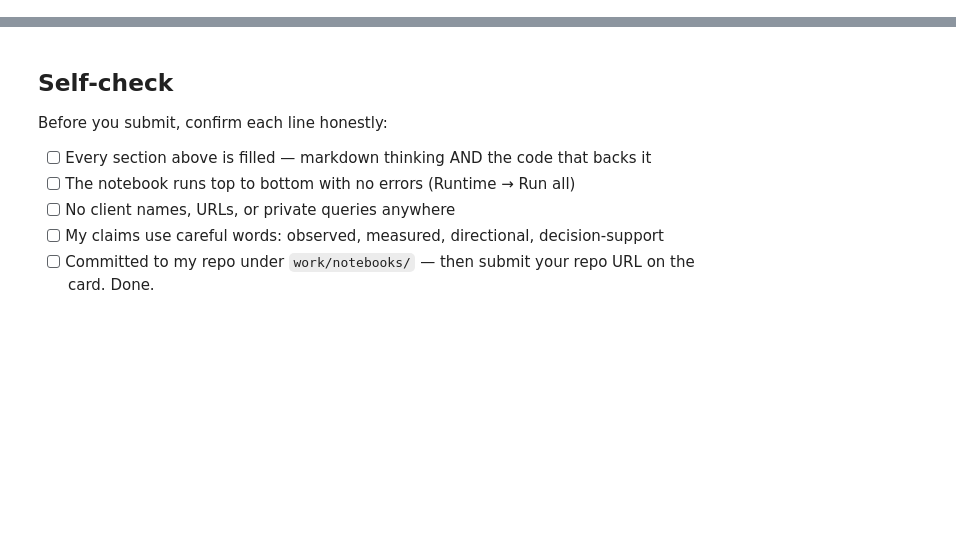
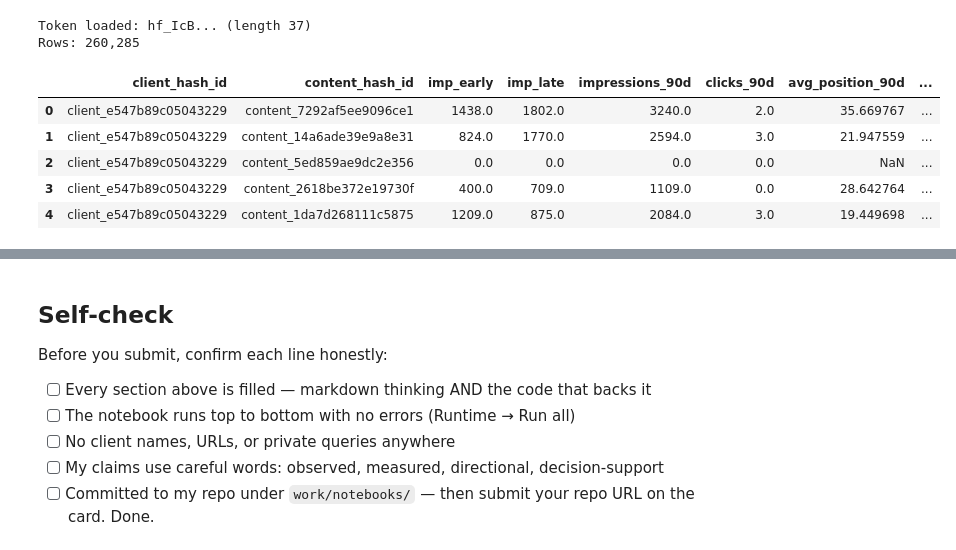
Before and after one commit to MissNaliaka/SEO-Content-Opportunity-Scoring, a Jupyter notebook: work/notebooks/w03_feature_leakage_check.ipynb, the cells around one changed output, grey strips where cells are left out. Cells and saved outputs as stored; diff of their text form; code cells hidden in the pictures; blank space fills up the shorter version.

```diff
--- a/work/notebooks/w03_feature_leakage_check.ipynb
+++ b/work/notebooks/w03_feature_leakage_check.ipynb
@@ -36,0 +16,73 @@ This skeleton is yours to fill. Work the sections **in order** — each one has
+# %%
+import duckdb
+import numpy as np
+import pandas as pd
+from google.colab import userdata
+
+con = duckdb.connect()
+hf_token = userdata.get("PurpleElegantBass749671")
+print(f"Token loaded: {hf_token[:6]}... (length {len(hf_token)})" if hf_token else "Token is empty/None!")
+con.execute(f"CREATE OR REPLACE SECRET hf (TYPE huggingface, TOKEN '{hf_token}')")
+
+rel = "hf://datasets/FlyRank/internship-warehouse"
+DECISION_MOMENT = "2026-04-30"
+WINDOW_START = "2026-01-30"
+SPLIT_DATE = "2026-03-15"
+
+#read the daily content performance data from Parquet files covering January through April 2026
+#filter it to the specific feature window between WINDOW_START and DECISION_MOMENT
+#group the data by client and page
+#split impressions into an early period (imp_early) and a later period (imp_late) based on SPLIT_DATE
+#calculates total impressions, total clicks, and average search position for the entire window
+#produce a DataFrame with one row per client-page combination
+
+feature_paths = [f"{rel}/fact_content_daily_performance/month=2026-0{m}/*.parquet" for m in [1, 2, 3, 4]]
+
+feature_df = con.sql(f"""
+    WITH daily AS (
+        SELECT client_hash_id, content_hash_id, report_date,
+               gsc_impressions, gsc_clicks, gsc_avg_position
+        FROM read_parquet([{', '.join(f"'{p}'" for p in feature_paths)}])
+        WHERE report_date BETWEEN DATE '{WINDOW_START}' AND DATE '{DECISION_MOMENT}'
+    )
+
+
+    SELECT
+        client_hash_id, content_hash_id,
+        SUM(CASE WHEN report_date <= DATE '{SPLIT_DATE}' THEN gsc_impressions ELSE 0 END) AS imp_early,
+        SUM(CASE WHEN report_date >  DATE '{SPLIT_DATE}' THEN gsc_impressions ELSE 0 END) AS imp_late,
+        SUM(gsc_impressions) AS impressions_90d,
+        SUM(gsc_clicks) AS clicks_90d,
+        AVG(gsc_avg_position) AS avg_position_90d
+    FROM daily
+    GROUP BY client_hash_id, content_hash_id
+""").df()
+
+qualifying = con.sql(f"""
+    SELECT c.content_hash_id, c.client_hash_id, c.content_type, c.main_intent,
+           c.word_count, c.char_count, c.competition_level, c.search_volume
+    FROM read_parquet('{rel}/dim_content.parquet') c
+    JOIN read_parquet('{rel}/dim_clients.parquet') cl USING (client_hash_id)
+    WHERE c.content_created_date <= DATE '{WINDOW_START}'
+      AND cl.gsc_data_start <= DATE '{WINDOW_START}'
+""").df()
+
+feature_df = feature_df.merge(qualifying, on=["client_hash_id", "content_hash_id"], how="inner")
+feature_df["ctr"] = np.where(
+    feature_df["impressions_90d"] > 0,
+    (feature_df["clicks_90d"] / feature_df["impressions_90d"]) * 100,
+    np.nan,
+)
+feature_df["is_declining"] = (feature_df["imp_late"] < feature_df["imp_early"]).astype(int)
+
+print(f"Rows: {len(feature_df):,}")
+feature_df.head()
+# %% [output]
+Token loaded: hf_IcB... (length 37)
+Rows: 260,285
+|  | client_hash_id | content_hash_id | imp_early | imp_late | impressions_90d | clicks_90d | avg_position_90d | ... |
+| 0 | client_e547b89c05043229 | content_7292af5ee9096ce1 | 1438.0 | 1802.0 | 3240.0 | 2.0 | 35.669767 | ... |
+| 1 | client_e547b89c05043229 | content_14a6ade39e9a8e31 | 824.0 | 1770.0 | 2594.0 | 3.0 | 21.947559 | ... |
+| 2 | client_e547b89c05043229 | content_5ed859ae9dc2e356 | 0.0 | 0.0 | 0.0 | 0.0 | NaN | ... |
+| 3 | client_e547b89c05043229 | content_2618be372e19730f | 400.0 | 709.0 | 1109.0 | 0.0 | 28.642764 | ... |
+| 4 | client_e547b89c05043229 | content_1da7d268111c5875 | 1209.0 | 875.0 | 2084.0 | 3.0 | 19.449698 | ... |
```
Also changed, not shown: parts of 14 cells of this notebook.
